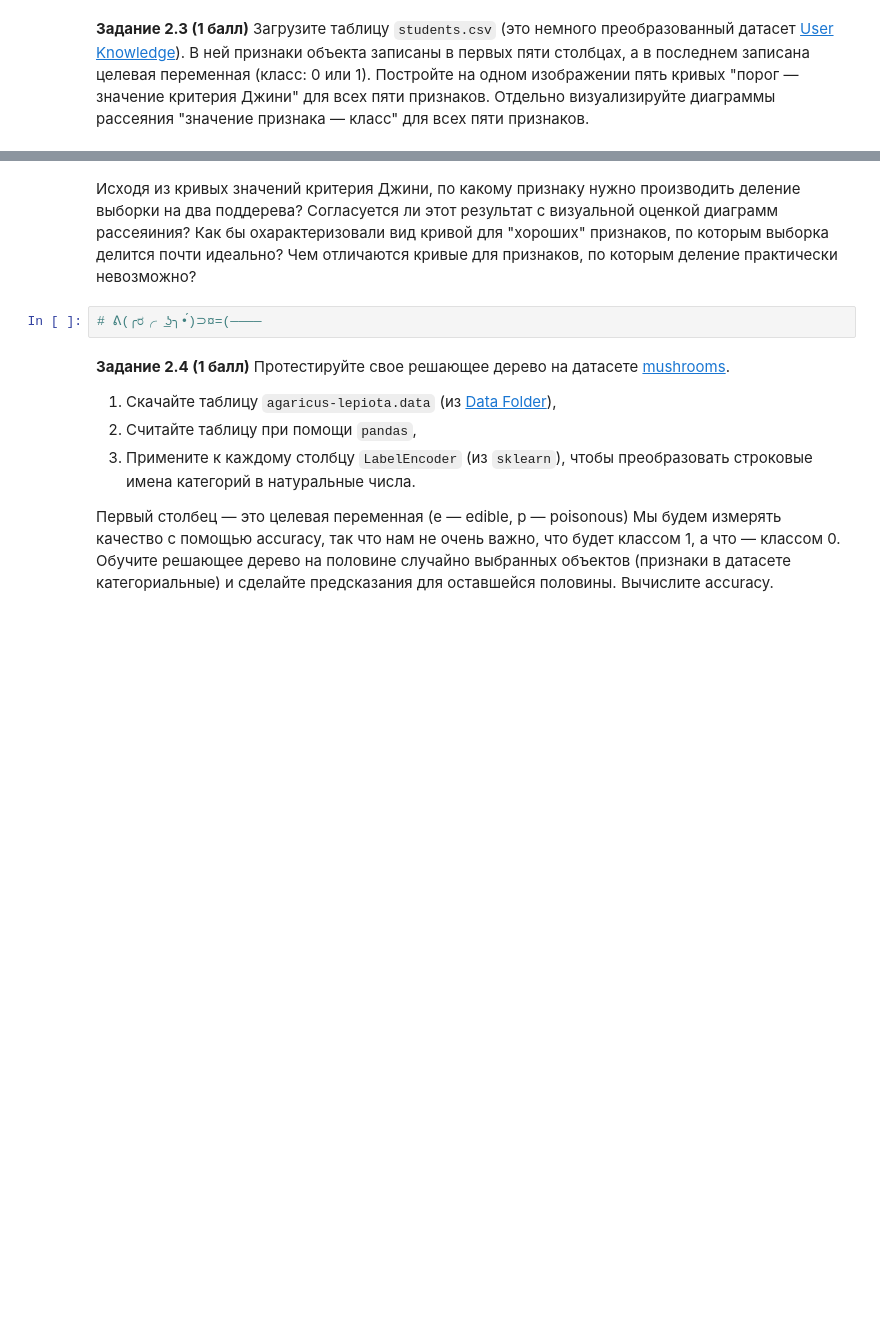
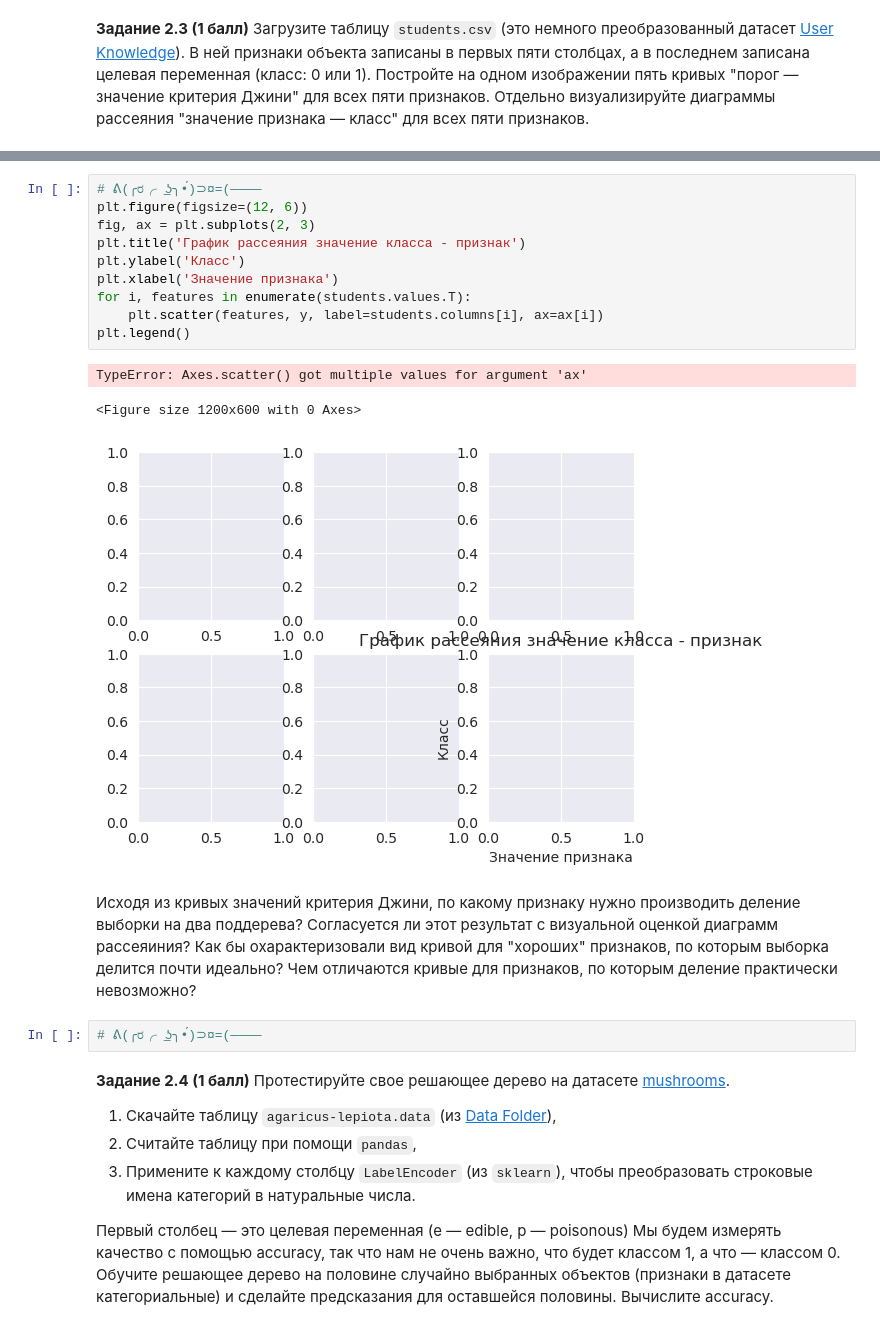
Before and after one commit to Bosbobos/IAD, a Jupyter notebook: MachineLeariningBasics/hw07_trees/hw07_trees_rf.ipynb, the cells around one changed output, grey strips where cells are left out. Cells and saved outputs as stored; diff of their text form; blank space fills up the shorter version.

```diff
--- a/MachineLeariningBasics/hw07_trees/hw07_trees_rf.ipynb
+++ b/MachineLeariningBasics/hw07_trees/hw07_trees_rf.ipynb
@@ -371,3 +392,17 @@ class DecisionTree:
+# %%
+# ᕕ(╭ರ╭ ͟ʖ╮•́)⊃¤=(————
+plt.figure(figsize=(12, 6))
+fig, ax = plt.subplots(2, 3)
+plt.title('График рассеяния значение класса - признак')
+plt.ylabel('Класс')
+plt.xlabel('Значение признака')
+for i, features in enumerate(students.values.T):
+    plt.scatter(features, y, label=students.columns[i], ax=ax[i])
+plt.legend()
+# %% [output]
+TypeError: Axes.scatter() got multiple values for argument 'ax'
+<Figure size 1200x600 with 0 Axes>
+[figure, added]
 # %% [markdown]
 Исходя из кривых значений критерия Джини, по какому признаку нужно производить деление выборки на два поддерева? Согласуется ли этот результат с визуальной оценкой диаграмм рассеяиния? Как бы охарактеризовали вид кривой для "хороших" признаков, по которым выборка делится почти идеально? Чем отличаются кривые для признаков, по которым деление практически невозможно?
 # %%
```
Also changed, not shown: parts of 4 cells of this notebook.
